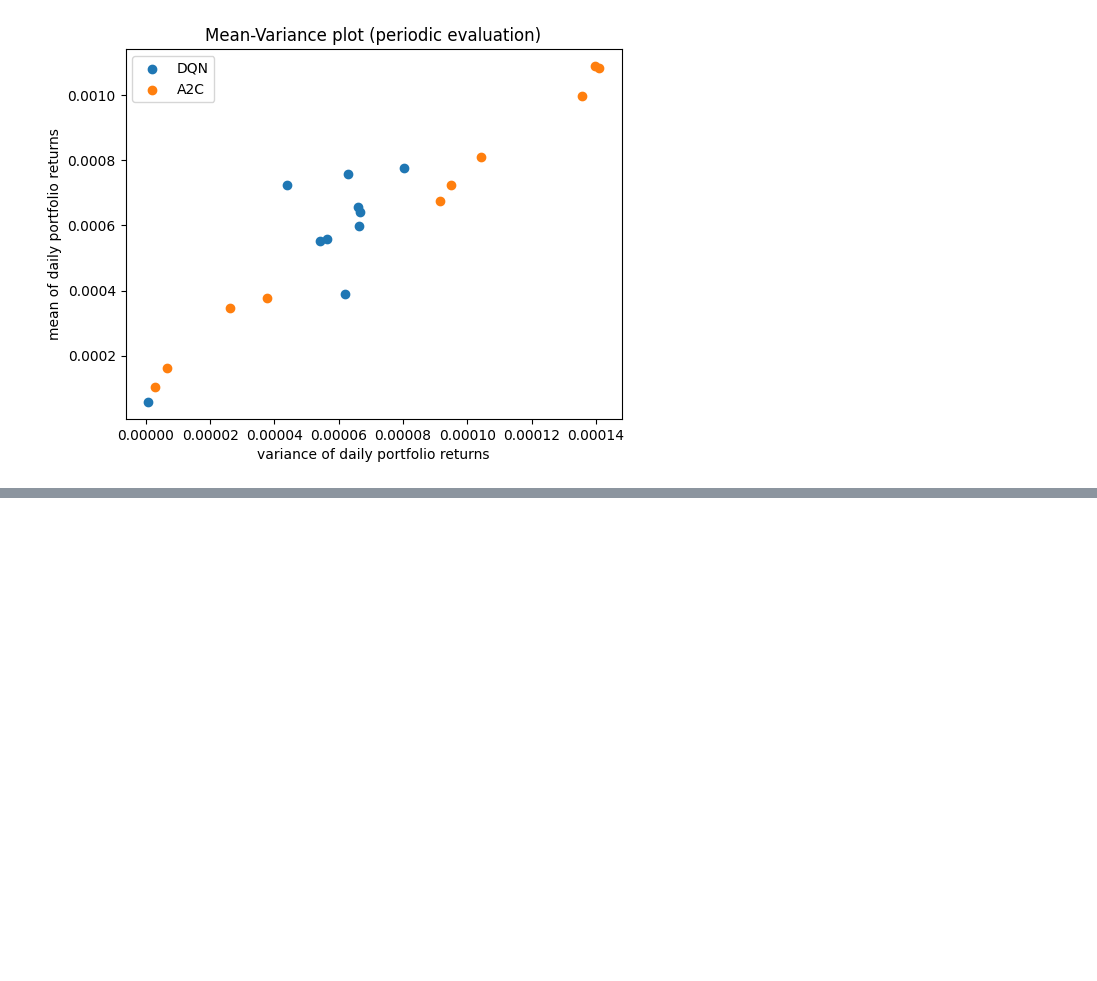
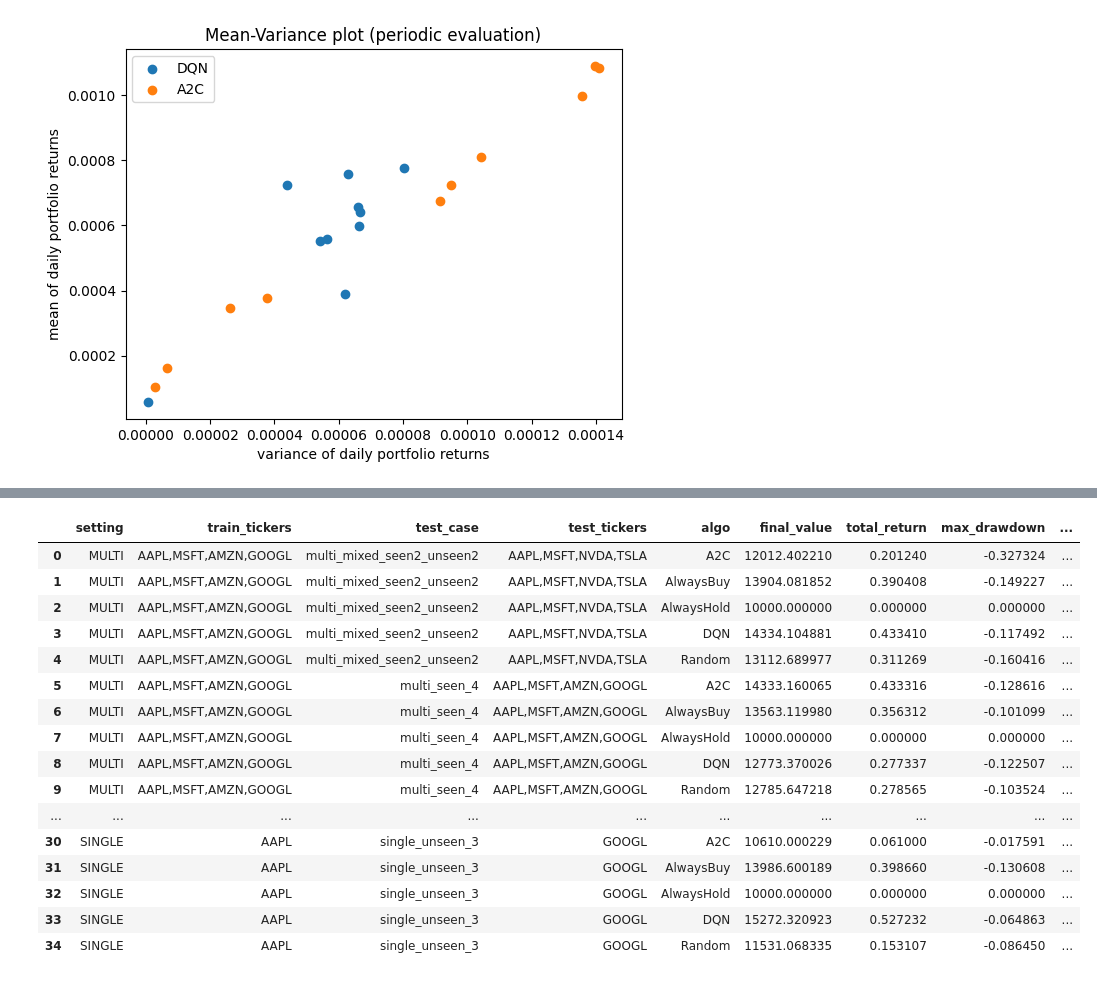
Before and after one commit to Jimin2206/RL_Project, a Jupyter notebook: TradingEnv.ipynb, the cells around one changed output, grey strips where cells are left out. Drawn from its saved outputs; the diff is of its cells as text; code cells hidden in the pictures; blank space fills up the shorter version.

```diff
--- a/TradingEnv.ipynb
+++ b/TradingEnv.ipynb
@@ -1079,0 +1269,74 @@ plot_mean_variance(dqn_logs, a2c_logs)
+# %%
+# 셀 E: run all required scenarios and build final table
+
+# 너의 기존 cfg를 그대로 가져가되, train_steps 등만 적당히 조정해서 쓰면 됨.
+dqn_cfg = DQNConfig(
+    train_steps=100_000,
+    start_learning=5_000,
+    replay_size=100_000,
+    batch_size=128,
+    lr=2e-4,
+    gamma=0.99,
+    eps_decay_steps=50_000,
+    double_dqn=True,
+    dueling=True,
+    seed=0,
+)
+
+a2c_cfg = A2CConfig(
+    train_steps=100_000,
+    n_steps=20,
+    lr=3e-4,
+    gamma=0.99,
+    ent_coef=0.01,
+    vf_coef=0.5,
+    seed=0,
+)
+
+# ---------------------------
+# 1) SINGLE
+# ---------------------------
+single_tests = {
+    "single_same_ticker": SINGLE_TEST_SAME,
+    "single_unseen_1": [SINGLE_TEST_UNSEEN_3[0]],
+    "single_unseen_2": [SINGLE_TEST_UNSEEN_3[1]],
+    "single_unseen_3": [SINGLE_TEST_UNSEEN_3[2]],
+}
+
+single_df, single_dqn_logs, single_a2c_logs = run_train_and_evals(
+    train_tickers=SINGLE_TRAIN,
+    test_scenarios=single_tests,
+    dqn_cfg=dqn_cfg,
+    a2c_cfg=a2c_cfg,
+    tag_prefix="SINGLE",
+)
+
+# ---------------------------
+# 2) MULTI (N=4)
+# ---------------------------
+multi_tests = {
+    "multi_seen_4": MULTI_TEST_SEEN_4,
+    "multi_mixed_seen2_unseen2": MULTI_TEST_MIXED_2_2,
+    "multi_unseen_4": MULTI_TEST_UNSEEN_4,
+}
+
+multi_df, multi_dqn_logs, multi_a2c_logs = run_train_and_evals(
+    train_tickers=MULTI_TRAIN_4,
+    test_scenarios=multi_tests,
+    dqn_cfg=dqn_cfg,
+    a2c_cfg=a2c_cfg,
+    tag_prefix="MULTI",
+)
+
+# ---------------------------
+# Final table
+# ---------------------------
+results_df = pd.concat([single_df, multi_df], axis=0, ignore_index=True)
+results_df = results_df.sort_values(["setting", "test_case", "algo"]).reset_index(drop=True)
+
+display(results_df)
+
+# (선택) 저장
+results_df.to_csv("rl_trading_results_all_scenarios.csv", index=False)
+print("[saved] rl_trading_results_all_scenarios.csv")
+# %% [output]
@@ -1079,0 +1379,17 @@ plot_mean_variance(dqn_logs, a2c_logs)
+|  | setting | train_tickers | test_case | test_tickers | algo | final_value | total_return | max_drawdown | ... |
+| 0 | MULTI | AAPL,MSFT,AMZN,GOOGL | multi_mixed_seen2_unseen2 | AAPL,MSFT,NVDA,TSLA | A2C | 12012.402210 | 0.201240 | -0.327324 | ... |
+| 1 | MULTI | AAPL,MSFT,AMZN,GOOGL | multi_mixed_seen2_unseen2 | AAPL,MSFT,NVDA,TSLA | AlwaysBuy | 13904.081852 | 0.390408 | -0.149227 | ... |
+| 2 | MULTI | AAPL,MSFT,AMZN,GOOGL | multi_mixed_seen2_unseen2 | AAPL,MSFT,NVDA,TSLA | AlwaysHold | 10000.000000 | 0.000000 | 0.000000 | ... |
+| 3 | MULTI | AAPL,MSFT,AMZN,GOOGL | multi_mixed_seen2_unseen2 | AAPL,MSFT,NVDA,TSLA | DQN | 14334.104881 | 0.433410 | -0.117492 | ... |
+| 4 | MULTI | AAPL,MSFT,AMZN,GOOGL | multi_mixed_seen2_unseen2 | AAPL,MSFT,NVDA,TSLA | Random | 13112.689977 | 0.311269 | -0.160416 | ... |
+| 5 | MULTI | AAPL,MSFT,AMZN,GOOGL | multi_seen_4 | AAPL,MSFT,AMZN,GOOGL | A2C | 14333.160065 | 0.433316 | -0.128616 | ... |
+| 6 | MULTI | AAPL,MSFT,AMZN,GOOGL | multi_seen_4 | AAPL,MSFT,AMZN,GOOGL | AlwaysBuy | 13563.119980 | 0.356312 | -0.101099 | ... |
+| 7 | MULTI | AAPL,MSFT,AMZN,GOOGL | multi_seen_4 | AAPL,MSFT,AMZN,GOOGL | AlwaysHold | 10000.000000 | 0.000000 | 0.000000 | ... |
+| 8 | MULTI | AAPL,MSFT,AMZN,GOOGL | multi_seen_4 | AAPL,MSFT,AMZN,GOOGL | DQN | 12773.370026 | 0.277337 | -0.122507 | ... |
+| 9 | MULTI | AAPL,MSFT,AMZN,GOOGL | multi_seen_4 | AAPL,MSFT,AMZN,GOOGL | Random | 12785.647218 | 0.278565 | -0.103524 | ... |
+| ... | ... | ... | ... | ... | ... | ... | ... | ... | ... |
+| 30 | SINGLE | AAPL | single_unseen_3 | GOOGL | A2C | 10610.000229 | 0.061000 | -0.017591 | ... |
+| 31 | SINGLE | AAPL | single_unseen_3 | GOOGL | AlwaysBuy | 13986.600189 | 0.398660 | -0.130608 | ... |
+| 32 | SINGLE | AAPL | single_unseen_3 | GOOGL | AlwaysHold | 10000.000000 | 0.000000 | 0.000000 | ... |
+| 33 | SINGLE | AAPL | single_unseen_3 | GOOGL | DQN | 15272.320923 | 0.527232 | -0.064863 | ... |
+| 34 | SINGLE | AAPL | single_unseen_3 | GOOGL | Random | 11531.068335 | 0.153107 | -0.086450 | ... |
```
Also changed, not shown: parts of 12 cells of this notebook, 2 other files.
